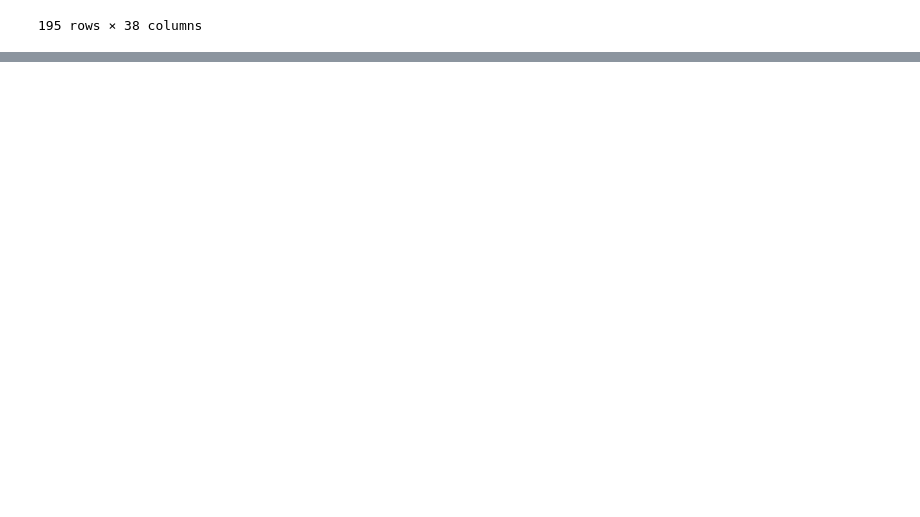
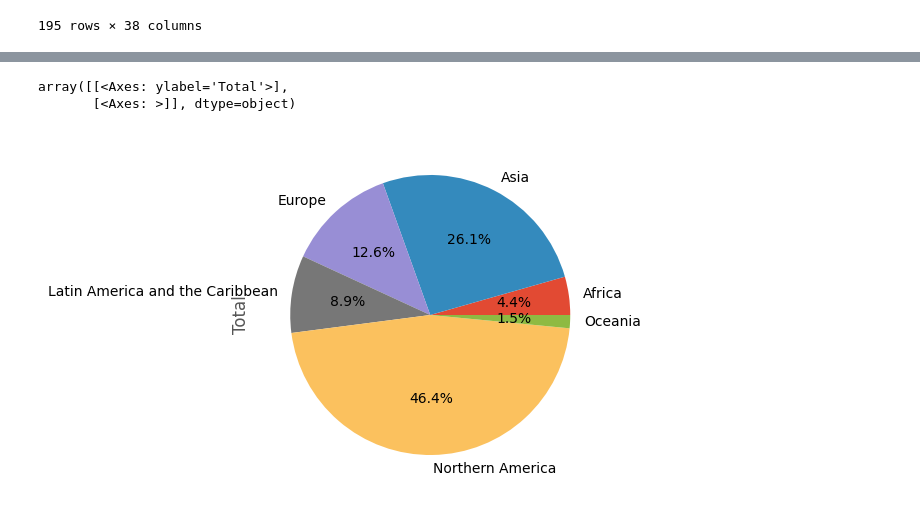
Before and after one commit to pratyush-pathak/DataScience, a Jupyter notebook: analysis/analysis.ipynb, the cells around one changed output, grey strips where cells are left out. Drawn from its saved outputs; the diff is of its cells as text; code cells hidden in the pictures; blank space fills up the shorter version.

```diff
--- a/analysis/analysis.ipynb
+++ b/analysis/analysis.ipynb
@@ -536,0 +545,5 @@ canada.drop_duplicates(subset=['AreaName'])
+# %%
+canada.rename(mapper={'AreaName' : 'Continent',
+                      'RegName':'Region',
+                      'DevName':'Status'
+                      }, axis=1, inplace=True)
@@ -536,0 +567,4 @@ canada.drop_duplicates(subset=['AreaName'])
+# %%
+# reodering sequence
+updated_list = ['Status','Continent','Region', 'Total']+years
+print(updated_list)
@@ -536,0 +573,2 @@ canada.drop_duplicates(subset=['AreaName'])
+# %%
+canada = canada[updated_list]
@@ -536,0 +686,10 @@ canada.drop_duplicates(subset=['AreaName'])
+# %%
+canada.groupby('Continent')['Total'].mean().plot(kind='pie',
+                                                 subplots=True,
+                                                 autopct='%1.1f%%',
+                                                 figsize=(5,10),
+                                                 layout=(2,1))
+# %% [output]
+array([[<Axes: ylabel='Total'>],
+       [<Axes: >]], dtype=object)
+[figure, added]
```
Also changed, not shown: parts of 29 cells of this notebook, 1 other file.
